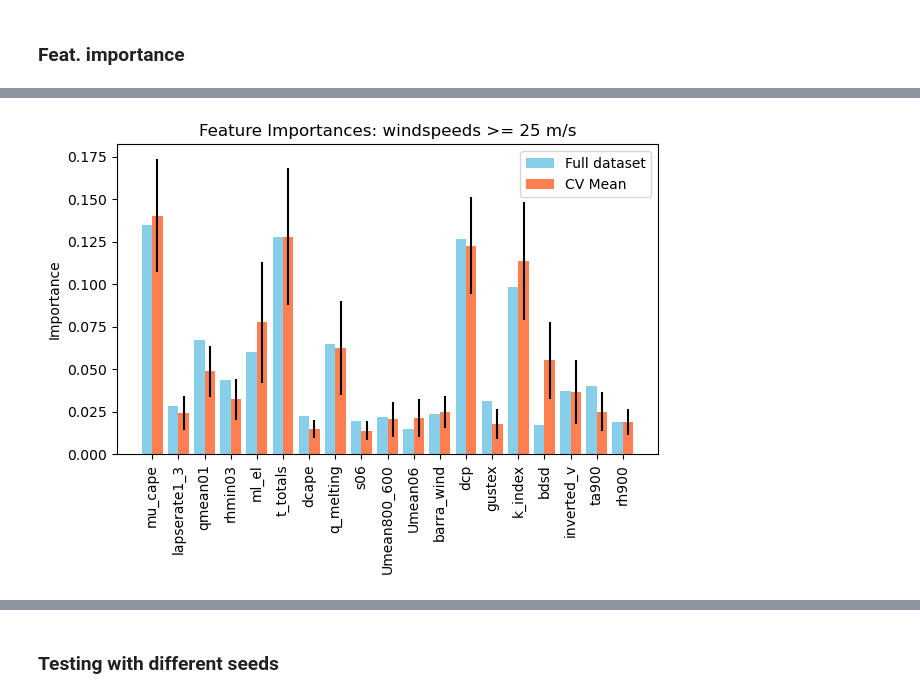
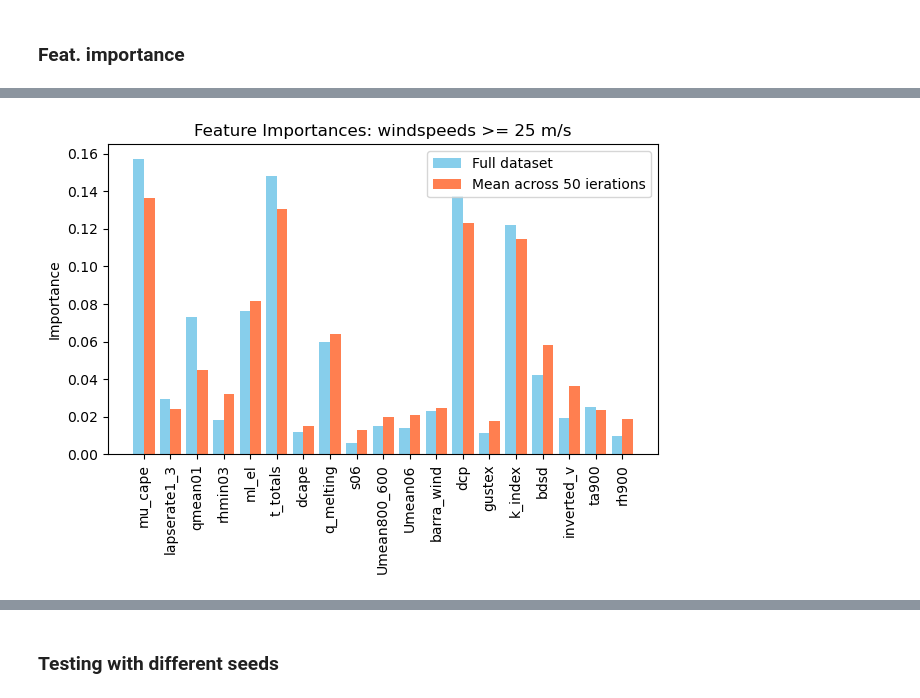
Before and after one commit to Greeshmaaaa/Project-1, a Jupyter notebook: Random_forest_SE_FEAT.ipynb, the cells around one changed output, grey strips where cells are left out. Drawn from its saved outputs; the diff is of its cells as text; code cells hidden in the pictures.

```diff
--- a/Random_forest_SE_FEAT.ipynb
+++ b/Random_forest_SE_FEAT.ipynb
@@ -226,9 +226,9 @@ test_wa["clean_time"] = test_wa["Time"].apply(lambda x: datetime.datetime.strpti
 # %% [markdown]
 ## Loading diagnostics datasets
 # %%
-richmond_data_1 = xr.open_dataset('/g/data/up6/gs5098/SCW-analysis/read_model_data/data/Richmond/ric_dig.nc')
-sydney_data_1 = xr.open_dataset('/g/data/up6/gs5098/SCW-analysis/read_model_data/data/Sydney/syd_dig.nc')
-badgery_data_1 = xr.open_dataset('/g/data/up6/gs5098/SCW-analysis/read_model_data/data/Badgery/bad_dig.nc')
-wagga_data_1 = xr.open_dataset('/g/data/up6/gs5098/SCW-analysis/read_model_data/data/Wagga/wag_dig.nc')
-moree_data_1 = xr.open_dataset('/g/data/up6/gs5098/SCW-analysis/read_model_data/data/Moree/mor_dig.nc')
-tamworth_data_1 = xr.open_dataset('/g/data/up6/gs5098/SCW-analysis/read_model_data/data/Tamworth/tam_dig.nc')
+richmond_data_1 = xr.open_dataset('/g/data/up6/gs5098/SCW_analysis/SCW_analysis/read_model_data/data/Richmond/ric_dig.nc')
+sydney_data_1 = xr.open_dataset('/g/data/up6/gs5098/SCW_analysis/SCW_analysis/read_model_data/data/Sydney/syd_dig.nc')
+badgery_data_1 = xr.open_dataset('/g/data/up6/gs5098/SCW_analysis/SCW_analysis/read_model_data/data/Badgery/bad_dig.nc')
+wagga_data_1 = xr.open_dataset('/g/data/up6/gs5098/SCW_analysis/SCW_analysis/read_model_data/data/Wagga/wag_dig.nc')
+moree_data_1 = xr.open_dataset('/g/data/up6/gs5098/SCW_analysis/SCW_analysis/read_model_data/data/Moree/mor_dig.nc')
+tamworth_data_1 = xr.open_dataset('/g/data/up6/gs5098/SCW_analysis/SCW_analysis/read_model_data/data/Tamworth/tam_dig.nc')
@@ -586,7 +584,10 @@ print("ROC-AUC:", roc_auc_score(y_test, rf_probs))
 Random Forest Metrics:
 ROC-AUC: 0.8391539596655189
 # %%
-n_iterations = 100
+##Compute and store feat importance score over 50 random train-test test splits.
+
+
+n_iterations = 50
 variable_importance = np.zeros((len(X.columns), n_iterations))
 
 seeds= np.arange(n_iterations)
@@ -681,6 +620,7 @@ import matplotlib.pyplot as plt
 from sklearn.datasets import make_classification
 from sklearn.ensemble import RandomForestClassifier
 from sklearn.model_selection import StratifiedKFold, cross_validate
+
 
 feature_cols = ['mu_cape', 'lapserate1_3', 'qmean01', 'rhmin03', 'ml_el', 't_totals',
                 'dcape', 'q_melting', 's06', 'Umean800_600', 'Umean06', 'barra_wind',
@@ -689,36 +629,37 @@ feature_cols = ['mu_cape', 'lapserate1_3', 'qmean01', 'rhmin03', 'ml_el', 't_tot
 clf = RandomForestClassifier(n_estimators=100, criterion ='entropy', class_weight = 'balanced',
                               max_depth = 3,
                              random_state=42, n_jobs = -1)
-clf.fit(X_train,y_train)
+#clf.fit(X_train,y_train)
+#clf.fit(X_test,y_test)
+clf.fit(X,y)
 feature_importances_full = clf.feature_importances_
-
 
 
 
 mean_importances = variable_importance_df.mean()
 std_dev_importances_cv =  variable_importance_df.std() # Calculate standard deviation
 
 
 # Plotting feature importances
 fig, ax = plt.subplots()
 index = np.arange(X.shape[1])  # Numerical index for x-axis
 bar_width = 0.4
 
 # Customize colors here
 color_full_data = 'skyblue'  # Change color for full data bars
 color_cv_mean = 'coral'
 
 rects1 = ax.bar(index - bar_width/2, feature_importances_full, bar_width, label='Full dataset', color=color_full_data)
-rects2 = ax.bar(index + bar_width/2, mean_importances, bar_width, label='CV Mean', color=color_cv_mean, yerr=std_dev_importances_cv)
+rects2 = ax.bar(index + bar_width/2, mean_importances, bar_width, label='Mean across 50 ierations', color=color_cv_mean)
 
 #ax.set_xlabel('Features')
 ax.set_ylabel('Importance')
 ax.set_title('Feature Importances: windspeeds >= 25 m/s')
 ax.set_xticks(index)
 ax.set_xticklabels(feature_cols, rotation=90)  # Set feature names with rotation
 ax.legend()
 
 plt.tight_layout()  # Adjust layout to make room for label rotation
 plt.show()
 # %% [output]
-[figure, old version]
+[figure, new version]
```
Also changed, not shown: parts of 7 cells of this notebook.
